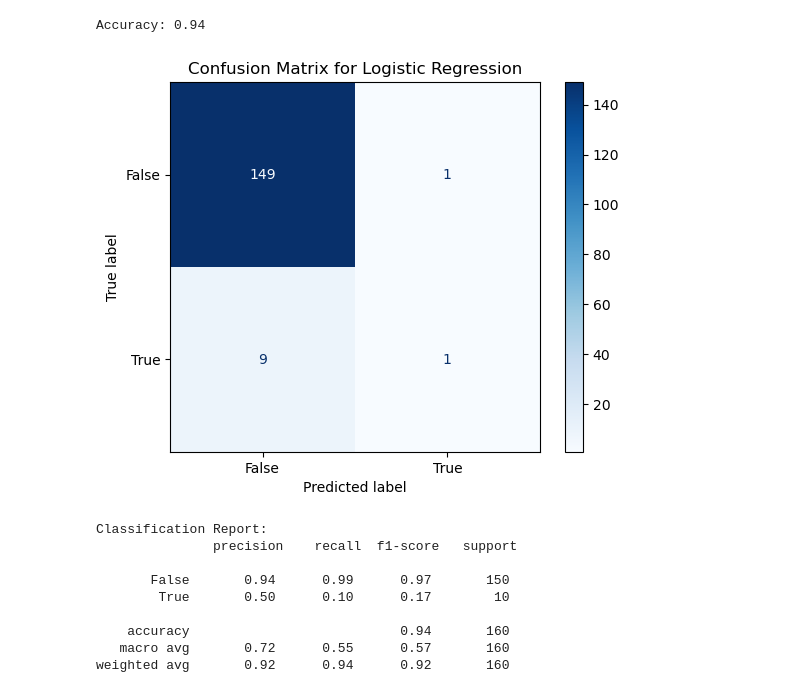
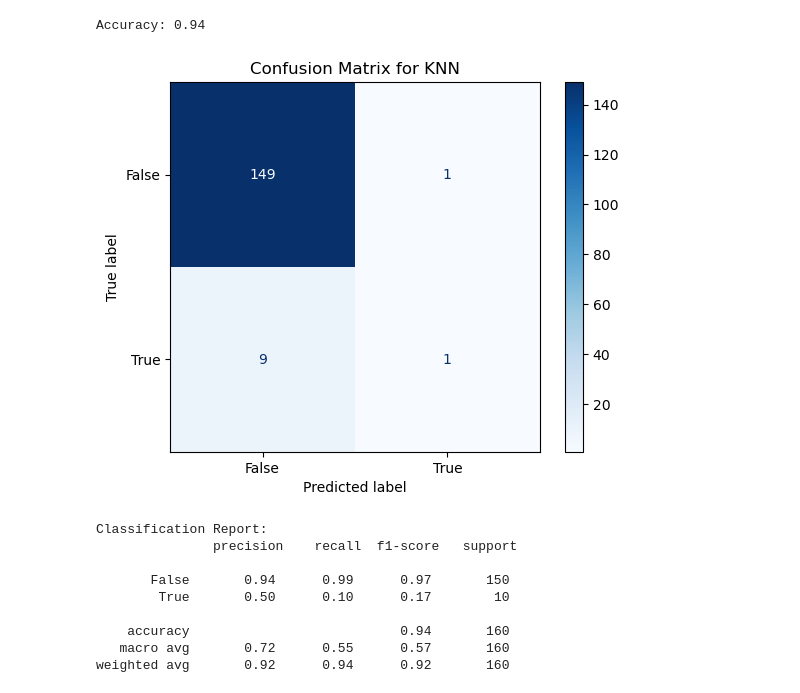
Before and after one commit to couchsnail/ds3-workshops, a Jupyter notebook: ds3-wi25-w1/intro_to_scikit_learn_demo.ipynb, the cells around one changed output. Saved outputs shown, nothing was run; the diff lists cells and outputs as text; code cells hidden in the pictures.

```diff
--- a/ds3-wi25-w1/intro_to_scikit_learn_demo.ipynb
+++ b/ds3-wi25-w1/intro_to_scikit_learn_demo.ipynb
@@ -377,10 +391,10 @@ Accuracy: 0.94
 # %%
 # Creating the confusion matrix
 ConfusionMatrixDisplay.from_estimator(knn_pipeline, X_test_knn, y_test_knn, cmap='Blues')
-plt.title("Confusion Matrix for Logistic Regression")
+plt.title("Confusion Matrix for KNN")
 plt.show()
 # %% [output]
-[figure, old version]
+[figure, new version]
 # %%
 print("Classification Report:\n", classification_report(y_test_knn, y_pred_knn))
 # %% [output]
```
Also changed, not shown: parts of 4 cells of this notebook, 1 other file.
